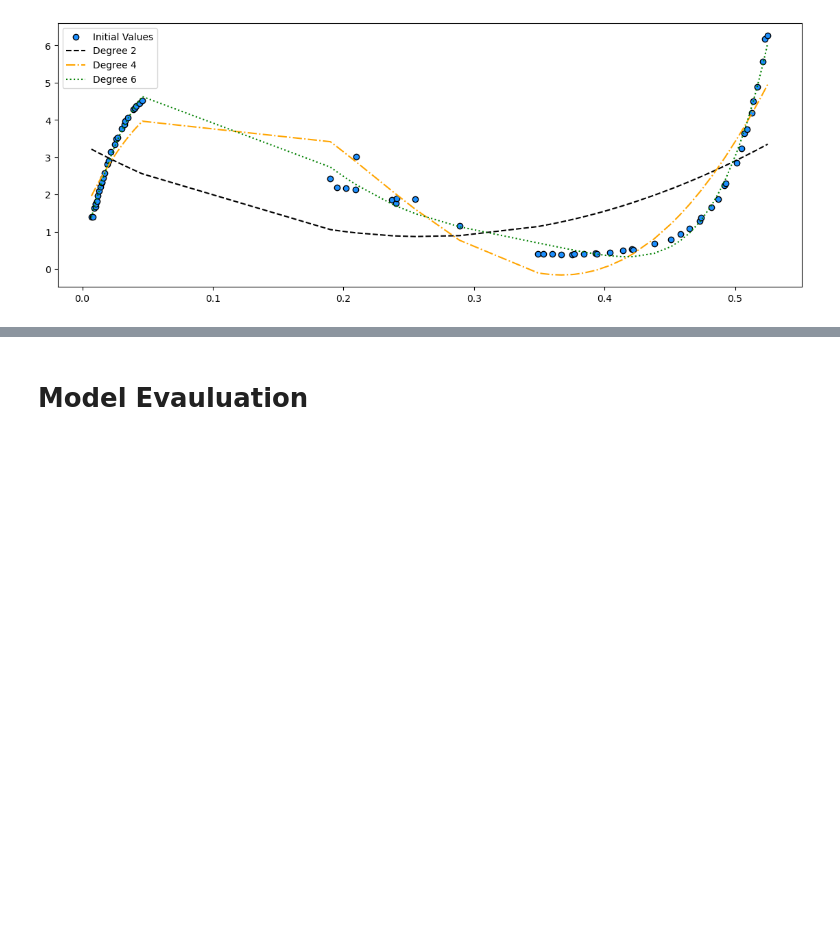
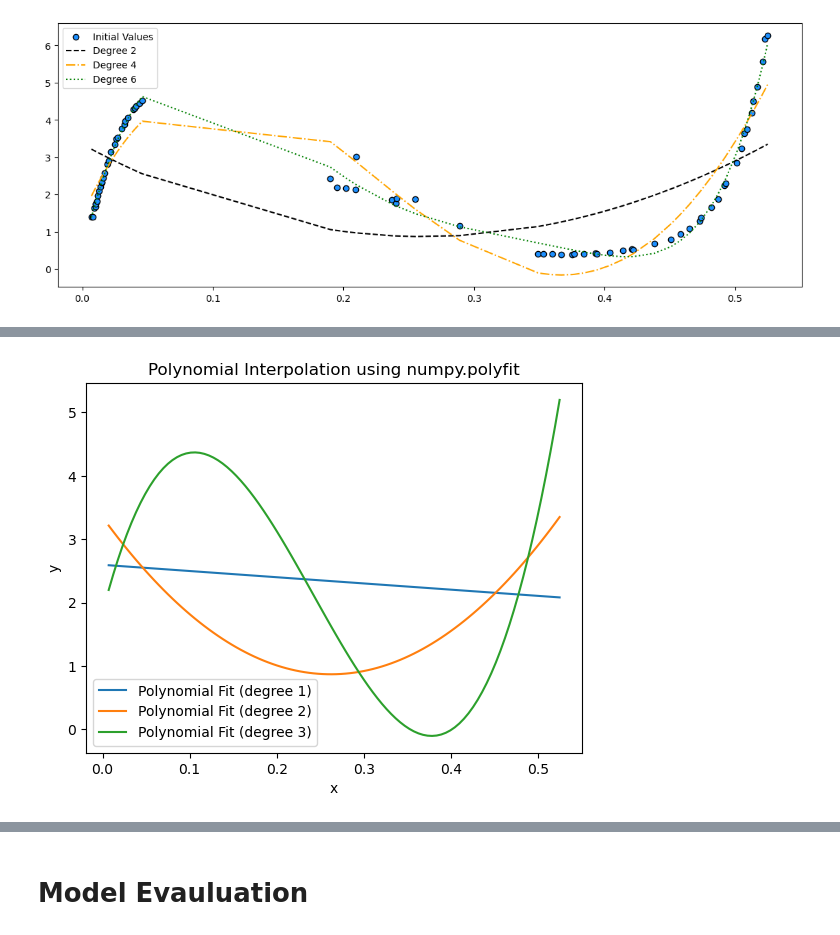
Before and after one commit to ruineux/Capstones-and-Projects, a Jupyter notebook: Insights and Analytics/Tunnel Diode - Interpolation/Notebook/Interpolation Demo.ipynb, the cells around one changed output, grey strips where cells are left out. Saved outputs shown, nothing was run; the diff lists cells and outputs as text; code cells hidden in the pictures; blank space fills up the shorter version.

```diff
--- a/Insights and Analytics/Tunnel Diode - Interpolation/Notebook/Interpolation Demo.ipynb
+++ b/Insights and Analytics/Tunnel Diode - Interpolation/Notebook/Interpolation Demo.ipynb
@@ -98,3 +111,20 @@ ax.plot(x, y_poly6, c="green", label="Degree 6", linestyle=":")
 ax.legend();
 # %% [output]
 [figure]
+# %%
+def fit_polynomial_and_get_cov(x, y, degree):
+    coeff, cov = np.polyfit(x, y, degree, cov=True)
+    return coeff, cov
+# %%
+# Fit polynomials of different degrees
+degrees = [1, 2, 3]
+covariances = {}
+standard_devs = {}
+
+for deg in degrees:
+    coeff, cov = fit_polynomial_and_get_cov(x, y, deg)
+    covariances[deg] = cov
+    standard_devs[deg] = np.sqrt(np.diag(cov))
+    print(f"Degree {deg} coefficients: {coeff}")
+    print(f"Degree {deg} covariance matrix:\n{cov}\n")
+    print(f"Degree {deg} standard deviations: {standard_devs[deg]}\n")
@@ -100,0 +154,15 @@ ax.legend();
+# %%
+x_new = np.linspace(x.min(), x.max(), 100)
+for deg in degrees:
+    coeff = np.polyfit(x, y, deg)
+    y_new = np.polyval(coeff, x_new)
+    plt.plot(x_new, y_new, label=f'Polynomial Fit (degree {deg})')
+
+
+plt.legend()
+plt.xlabel('x')
+plt.ylabel('y')
+plt.title('Polynomial Interpolation using numpy.polyfit')
+plt.show()
+# %% [output]
+[figure, added]
```
Also changed, not shown: parts of 6 cells of this notebook, 4 other files.
